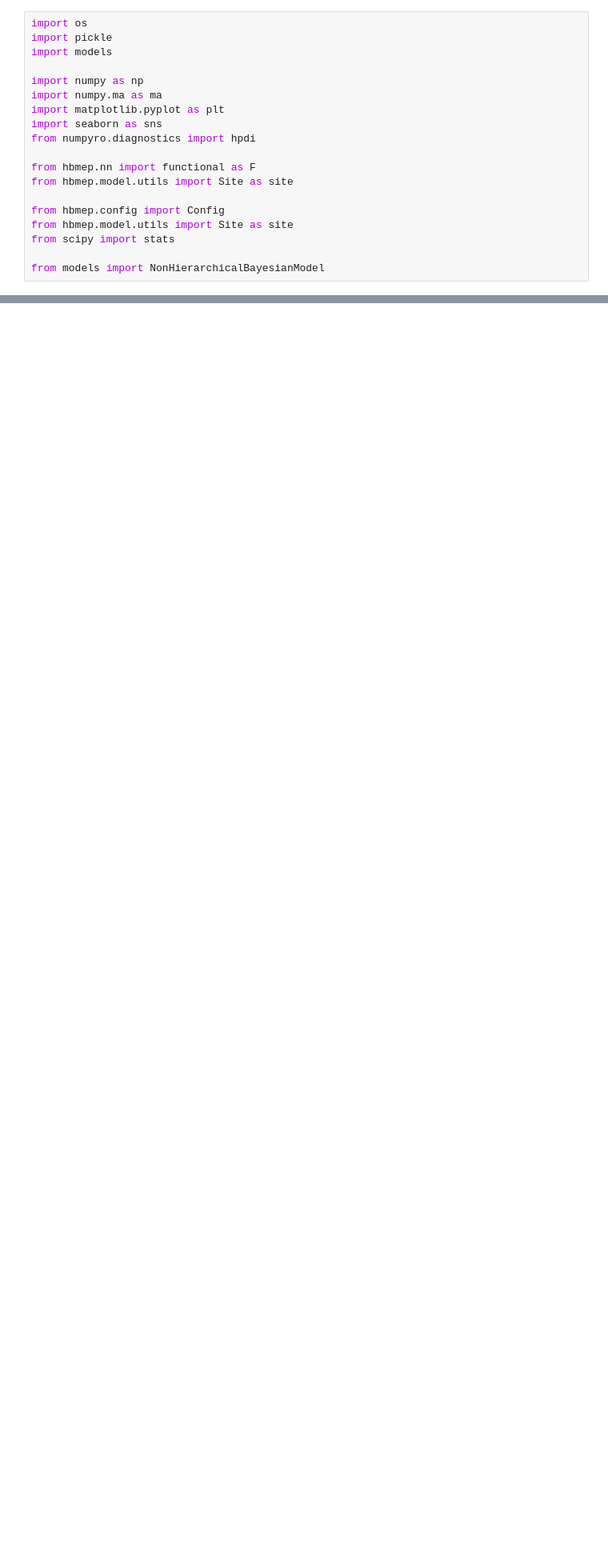
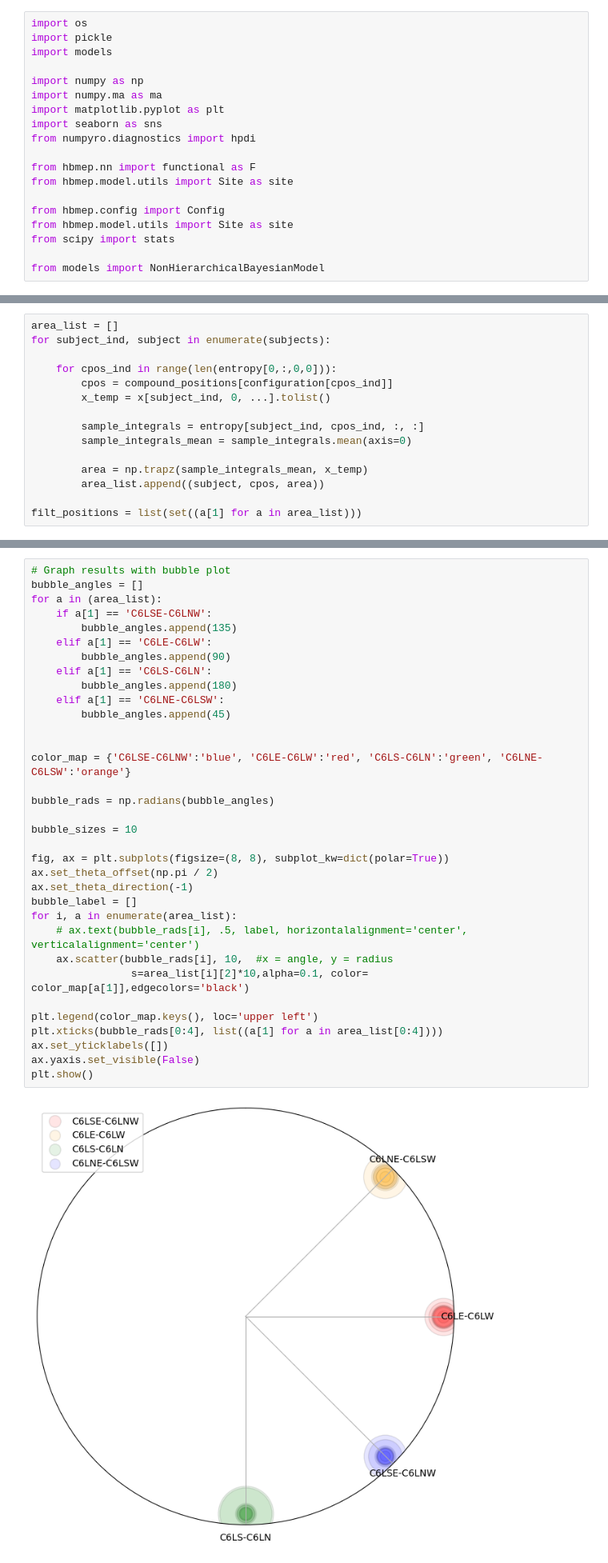
Before and after one commit to hbmep/rat-mapping, a Jupyter notebook: notebooks/L_CIRC/v3_selectivity.ipynb, the cells around one changed output, grey strips where cells are left out. Shown at 80% size. Drawn from its saved outputs; the diff is of its cells as text; blank space fills up the shorter version.

```diff
--- a/notebooks/L_CIRC/v3_selectivity.ipynb
+++ b/notebooks/L_CIRC/v3_selectivity.ipynb
@@ -166,0 +396,15 @@ plt.show()
+# %%
+area_list = []
+for subject_ind, subject in enumerate(subjects):
+
+    for cpos_ind in range(len(entropy[0,:,0,0])):
+        cpos = compound_positions[configuration[cpos_ind]]
+        x_temp = x[subject_ind, 0, ...].tolist()
+
+        sample_integrals = entropy[subject_ind, cpos_ind, :, :]
+        sample_integrals_mean = sample_integrals.mean(axis=0)
+
+        area = np.trapz(sample_integrals_mean, x_temp)
+        area_list.append((subject, cpos, area))
+
+filt_positions = list(set((a[1] for a in area_list)))
@@ -166,0 +495,36 @@ plt.show()
+# %%
+# Graph results with bubble plot
+bubble_angles = []
+for a in (area_list):
+    if a[1] == 'C6LSE-C6LNW':
+        bubble_angles.append(135)
+    elif a[1] == 'C6LE-C6LW':
+        bubble_angles.append(90)
+    elif a[1] == 'C6LS-C6LN':
+        bubble_angles.append(180)
+    elif a[1] == 'C6LNE-C6LSW':
+        bubble_angles.append(45)
+
+
+color_map = {'C6LSE-C6LNW':'blue', 'C6LE-C6LW':'red', 'C6LS-C6LN':'green', 'C6LNE-C6LSW':'orange'}
+
+bubble_rads = np.radians(bubble_angles)
+
+bubble_sizes = 10
+
+fig, ax = plt.subplots(figsize=(8, 8), subplot_kw=dict(polar=True))
+ax.set_theta_offset(np.pi / 2)
+ax.set_theta_direction(-1)
+bubble_label = []
+for i, a in enumerate(area_list):
+    # ax.text(bubble_rads[i], .5, label, horizontalalignment='center', verticalalignment='center')
+    ax.scatter(bubble_rads[i], 10,  #x = angle, y = radius
+                s=area_list[i][2]*10,alpha=0.1, color= color_map[a[1]],edgecolors='black')
+
+plt.legend(color_map.keys(), loc='upper left')
+plt.xticks(bubble_rads[0:4], list((a[1] for a in area_list[0:4])))
+ax.set_yticklabels([])
+ax.yaxis.set_visible(False)
+plt.show()
+# %% [output]
+[figure, added]
```
Also changed, not shown: parts of 29 cells of this notebook, 2 other files.
